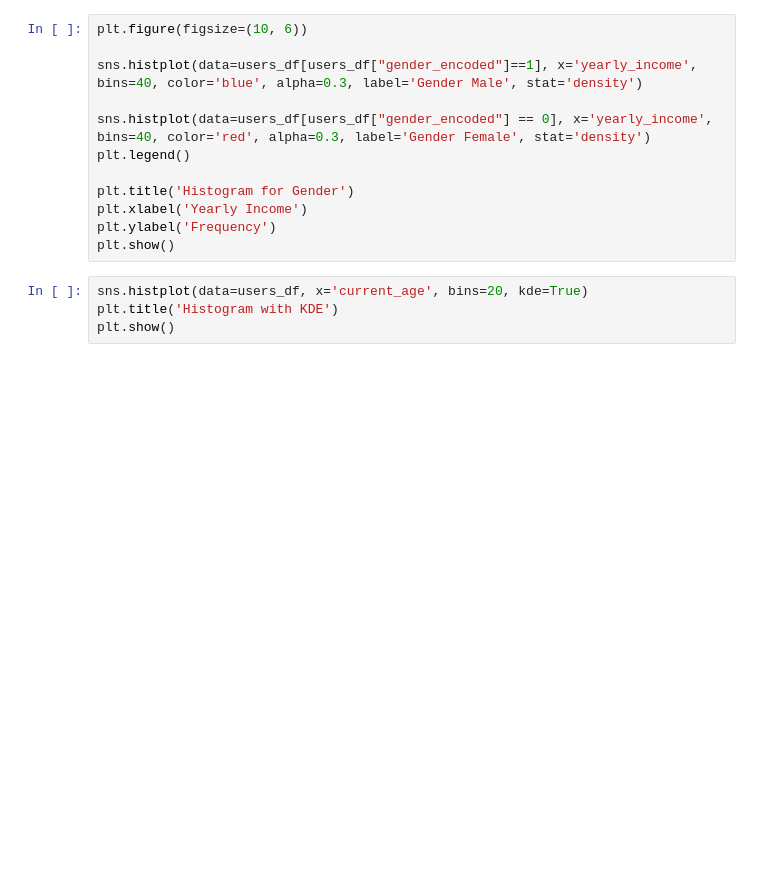
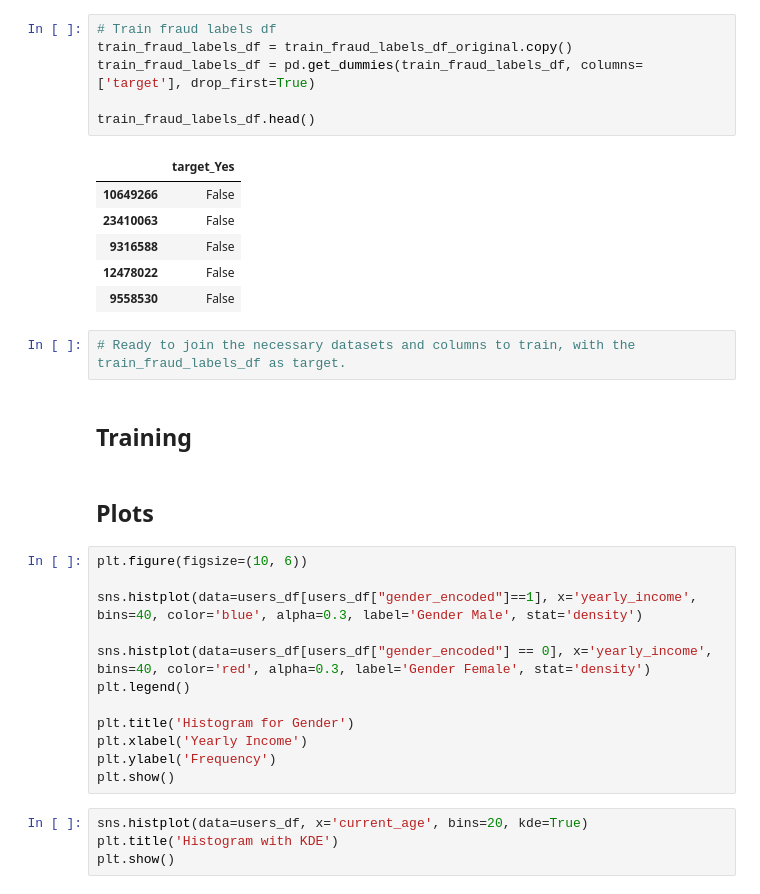
Before and after one commit to marcsirvent/frauddetection, a Jupyter notebook: main.ipynb, the cells around one changed output. Drawn from its saved outputs; the diff is of its cells as text; blank space fills up the shorter version.

```diff
--- a/main.ipynb
+++ b/main.ipynb
@@ -72,3 +155,22 @@ users_df.head()
+# %%
+# Train fraud labels df
+train_fraud_labels_df = train_fraud_labels_df_original.copy()
+train_fraud_labels_df = pd.get_dummies(train_fraud_labels_df, columns=['target'], drop_first=True)
+
+train_fraud_labels_df.head()
+# %% [output]
+|  | target_Yes |
+| 10649266 | False |
+| 23410063 | False |
+| 9316588 | False |
+| 12478022 | False |
+| 9558530 | False |
+# %%
+# Ready to join the necessary datasets and columns to train, with the train_fraud_labels_df as target.
+# %% [markdown]
+## Training
+# %% [markdown]
+## Plots
 # %%
 plt.figure(figsize=(10, 6))
 
```
Also changed, not shown: parts of 15 cells of this notebook.
